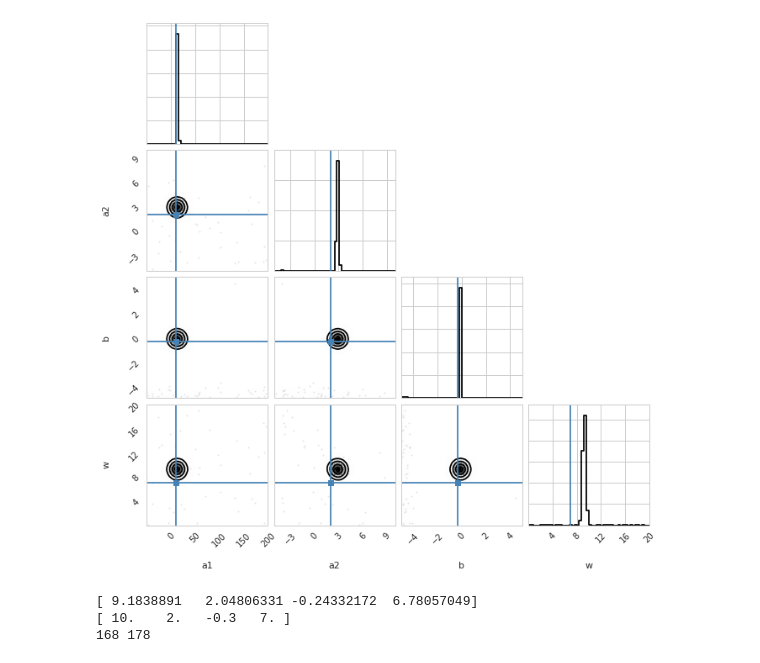
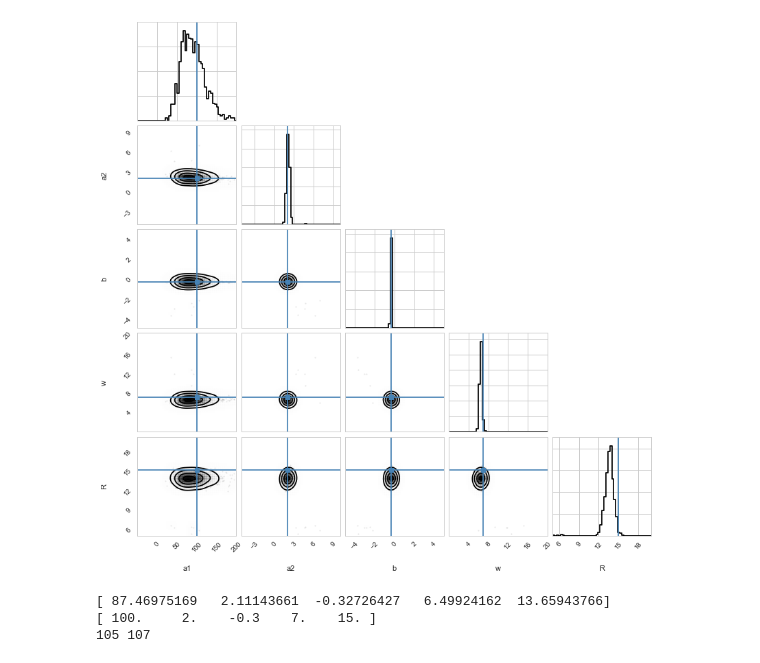
Before and after one commit to melizalab/dstrf, a Jupyter notebook: mat/matmat.ipynb, the cells around one changed output. Drawn from its saved outputs; the diff is of its cells as text; code cells hidden in the pictures.

```diff
--- a/mat/matmat.ipynb
+++ b/mat/matmat.ipynb
@@ -35,17 +46,19 @@ matparams_f = matparams[:nparams]
 np.random.seed(1)
 matmodel.random_seed(1)
 data = []
-I = np.random.randn(duration)
+S = np.random.randn(int(n_samples / (stim_dt / model_dt)))
+I = filter_stimulus(S, k1)
+#I = np.random.randn(n_samples)
 for i in range(n_assim + n_test):
     states, spikes = matmodel.predict(matstate, matparams, I, model_dt, stochastic=True)
-    z = np.zeros(duration, dtype='i')
-    z[spikes] = 1
-    d = {"I_stim": I * 1.5,
+    z = matmodel.spike_array(spikes, n_samples)
+    d = {"I_stim": I,
          "duration": duration,
          "states": states,
          "spike_t": np.asarray(spikes),
          "spike_v": z,
-         "lci": matmodel.log_intensity(states[:,(0,3,4)], states[:,(1,2)], matparams)}
+         "lci": matmodel.log_intensity(matstate, matparams, I, z, model_dt)
+         }
     data.append(d)
 
 # split into assimilation and test sets
@@ -67,6 +80,10 @@ mat_prior = priors.joint_independent(
                   priors.uniform(-5,   10),
                   priors.uniform(-5,   5),
                   priors.uniform( 0,  20),
+                  priors.uniform( 5,  20),
+                  priors.uniform( 5,  20),
+                  priors.uniform( 5,  20),
+                  priors.uniform(100, 300)
                 ])
 
 # this is the local copy of the parameters that we'll update in each step
@@ -74,18 +91,16 @@ mparams = matparams.copy()
 
 def lnpost_dyn(theta):
     """Posterior probability for dynamical parameters"""
-    from mat_neuron._model import predict_voltage, predict_adaptation
+    from mat_neuron._model import log_intensity
     ll = mat_prior(theta)
     if not np.isfinite(ll):
         return -np.inf
-    mparams[:nparams] = theta
+    mparams[nparams] = theta
     # precalculate impulse matrix - this is affected by beta, so it has to be in here
-    Aexp = matmodel.impulse_matrix(mparams, model_dt, reduced=True)
+    Aexp = matmodel.impulse_matrix(mparams, model_dt, reduced=False)
     lp = 0
     for d in assim_data:
-        Xv = predict_voltage(matstate, Aexp, mparams, d["I_stim"], model_dt)
-        H = predict_adaptation(matstate, mparams, d["spike_v"], model_dt)
-        lci = matmodel.log_intensity(Xv, H, mparams)
+        lci = log_intensity(matstate, Aexp, mparams, d["I_stim"], d["spike_v"], model_dt)
         # NB: if you get overflow errors, adjust bounds to keep lci in a reasonable range (like -100 to 100)
         lpq = np.sum(lci[d["spike_t"]]) - model_dt * np.sum(np.exp(lci))
         if lpq < -1e20:
@@ -96,7 +111,7 @@ def lnpost_dyn(theta):
 # theoretically this is as good as it can get
 print(lnpost_dyn(matparams_f))
 # and this is our initial state
-startparams = np.asarray([[-50,-5,-5,0],[200,10,5,20]]).T
+startparams = np.asarray([[-50,-5,-5,0,5,5,5,100],[200,10,5,20,20,20,20,300]]).T
 p0 = startpos.uniform_independent(nwalkers, startparams[:,0], startparams[:,1])
 print(lnpost_dyn(np.median(p0, 0)))
 # %% [output]
@@ -106,7 +121,7 @@ print(lnpost_dyn(np.median(p0, 0)))
 sampler = emcee.EnsembleSampler(nwalkers, matparams_f.size, lnpost_dyn, threads=nthreads)
 tracker = utils.convergence_tracker(nsteps, nsteps/10)
 
-for pos, prob, _ in tracker(sampler.sample(p0, iterations=nsteps, storechain=True)):
+for pos, prob, _ in tracker(sampler.sample(p0, iterations=nsteps, storechain=False)):
     continue
 # %% [output]
   step      lnprob        time         ETA
@@ -125,30 +140,25 @@ for pos, prob, _ in tracker(sampler.sample(p0, iterations=nsteps, storechain=Tru
 # %%
 from corner import corner
 sns.set_style("whitegrid")
 
-matlabs = ['a1','a2','b','w']
-c = corner(sampler.chain[:,-1,:],
+matlabs = ['a1','a2','b','w', 'R']
+c = corner(pos,
            range=[sp for sp in startparams],
        bins=50, smooth=2,smooth1d=0,
        labels=matlabs,
        truths=matparams_f)
 # %% [output]
-[figure, old version]
+[figure, new version]
 # %%
 # see how well predictions line up
 params_guess = np.median(pos, 0)
 mparams[:nparams] = params_guess
 d = assim_data[0]
-Aexp = matmodel.impulse_matrix(mparams, model_dt, reduced=True)
-Y, S = matmodel.predict(matstate, mparams, d["I_stim"], model_dt, stochastic=True)
-Xv = matmodel.predict_voltage(matstate, mparams, d["I_stim"], model_dt)
-H = matmodel.predict_adaptation(matstate, mparams, d["spike_v"], model_dt)
-lci_guess = matmodel.log_intensity(Xv, H, mparams)
 
 print(params_guess)
 print(matparams_f)
 print(len(S), len(d["spike_t"]))
 # %% [output]
-[ 9.1838891   2.04806331 -0.24332172  6.78057049]
-[ 10.    2.   -0.3   7. ]
-168 178
+[ 87.46975169   2.11143661  -0.32726427   6.49924162  13.65943766]
+[ 100.     2.    -0.3    7.    15. ]
+105 107
```
Also changed, not shown: parts of 9 cells of this notebook, 2 other files.
